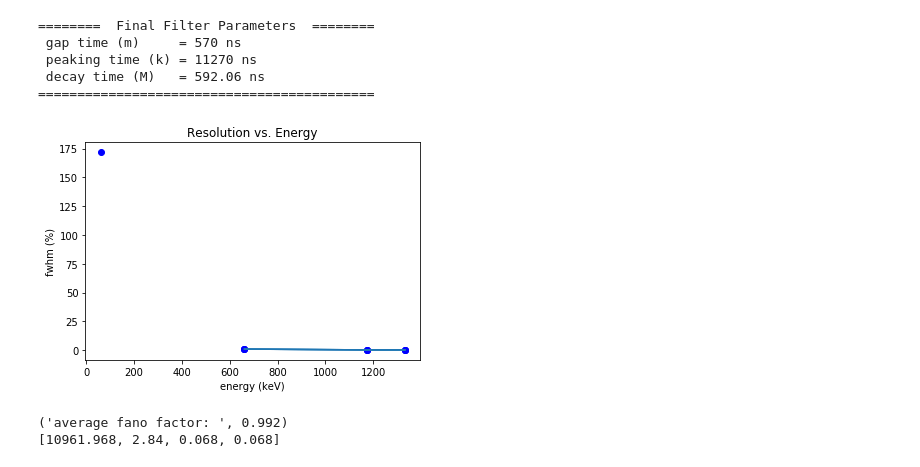
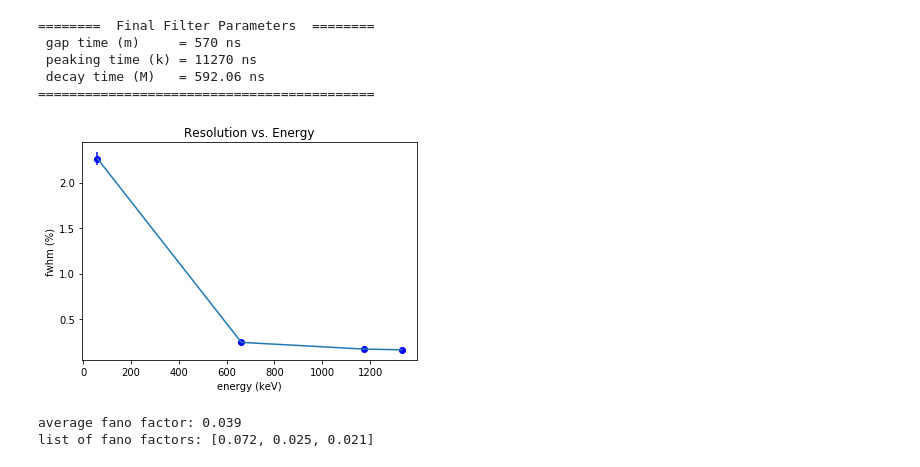
Before and after one commit to jmsz/lab3, a Jupyter notebook: scripts/lab1_analysis_sample.ipynb, the cells around one changed output. Saved outputs shown, nothing was run; the diff lists cells and outputs as text; code cells hidden in the pictures.

```diff
--- a/scripts/lab1_analysis_sample.ipynb
+++ b/scripts/lab1_analysis_sample.ipynb
@@ -142,19 +140,19 @@ pulser_err.append(err * 100/ pulser_center)
 # %%
 plt.figure(2)
 plt.plot(fwhm_peak_energies, fwhm_peak_values, 'ob')
-plt.errorbar(fwhm_peak_energies[1:], fwhm_peak_values[1:], yerr=peak_err, ecolor='b')
+plt.errorbar(fwhm_peak_energies, fwhm_peak_values, yerr=peak_err, ecolor='b')
 plt.title('Resolution vs. Energy')
 plt.ylabel('fwhm (%)')
 plt.xlabel('energy (keV)')
 plt.savefig('../figures/fwhm_vs_energy.pdf')
 plt.show()
 # %% [output]
-[figure, old version]
+[figure, new version]
 # %%
 # find fano factor
 
 fano_list = []
-fwhm_elec = np.mean(fwhm_pulser_values[-2:-1]) # Am-241 pulser value is very differnet. Shouldn't depend on energy. Ignore for now.
+fwhm_elec = np.mean(fwhm_pulser_values) # Am-241 pulser value is very differnet. Shouldn't depend on energy. Ignore for now.
 for i in range(0, len(fwhm_peak_energies), 1):
     e = fwhm_peak_energies[i]
     fwhm =(fwhm_peak_values[i] / 100) # was a percent
@@ -166,15 +164,10 @@ for i in range(0, len(fwhm_peak_energies), 1):
     fano_list.append(fano)
 
 fano = round(np.mean(fano_list[1:]),3)
-print('average fano factor: ', fano)
-print(fano_list)
-
-pulser_err=np.mean(pulser_err)
-peak_err=np.mean(peak_err)
-err_tot = np.sqrt((pulser_err/100)**2 + (peak_err/100)**2)
-save_fano(fano, err)
+print('average fano factor: ' + str( fano))
+print('list of fano factors: ' + str(fano_list[1:]))
 # %% [output]
-('average fano factor: ', 0.992)
-[10961.968, 2.84, 0.068, 0.068]
+average fano factor: 0.039
+list of fano factors: [0.072, 0.025, 0.021]
 # %%
 print('ANALYSIS COMPLETE')
```
Also changed, not shown: parts of 3 cells of this notebook, 13 other files.
